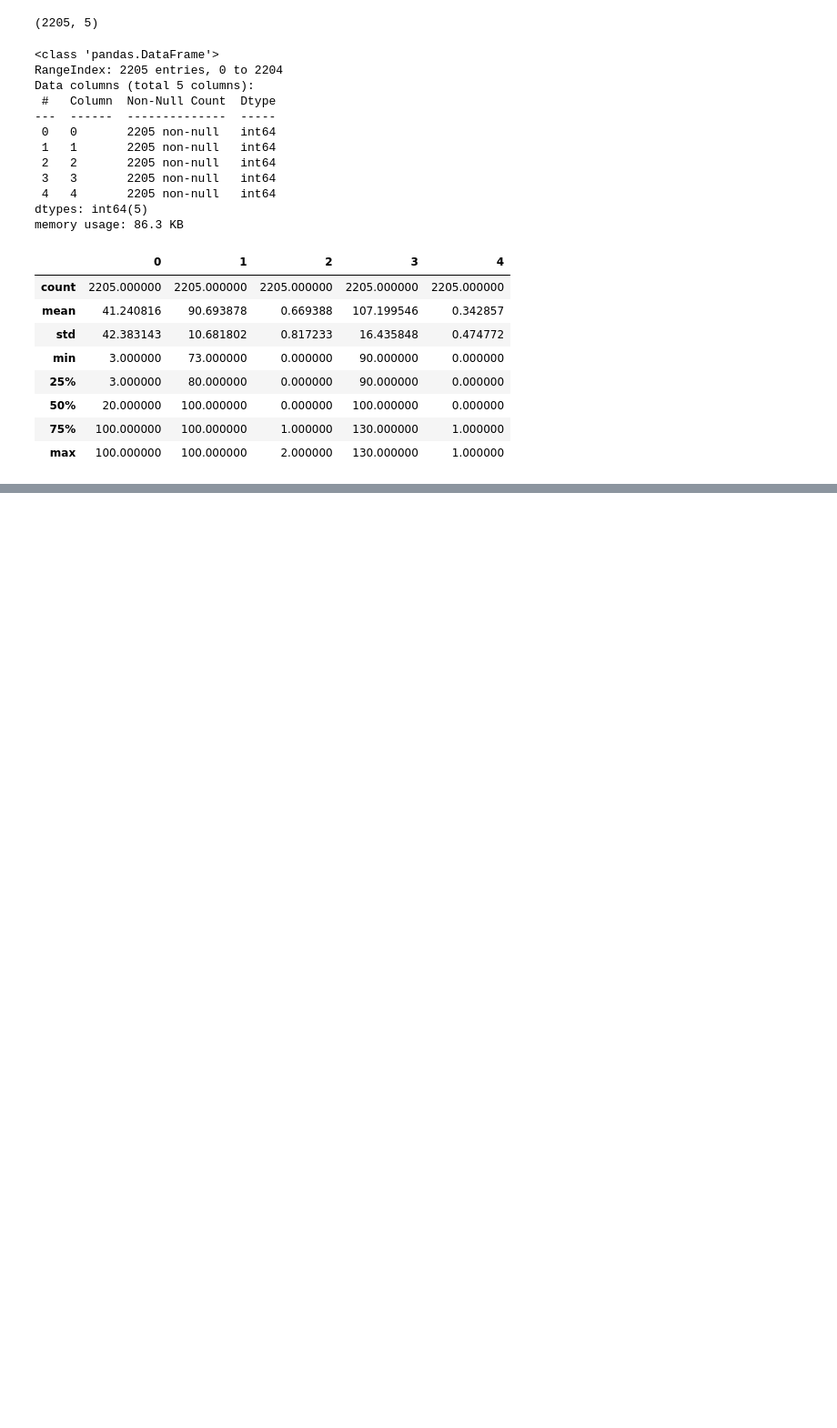
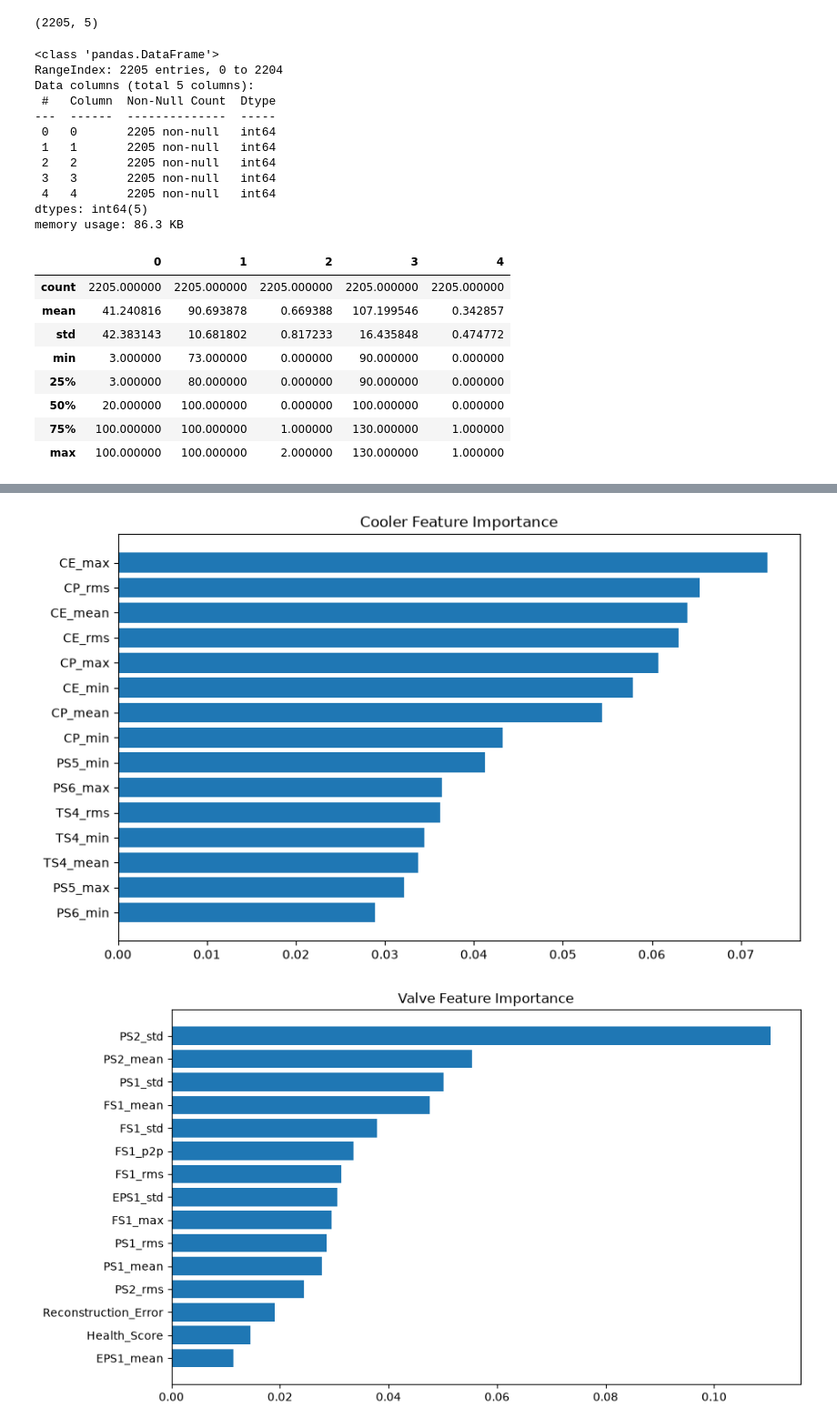
Before and after one commit to Abishrii/HYDRAULICS, a Jupyter notebook: notebooks/01_Data_Engineering.ipynb, the cells around one changed output, grey strips where cells are left out. Shown at 91% size. Drawn from its saved outputs; the diff is of its cells as text; code cells hidden in the pictures; blank space fills up the shorter version.

```diff
--- a/notebooks/01_Data_Engineering.ipynb
+++ b/notebooks/01_Data_Engineering.ipynb
@@ -176,0 +793,15 @@ profile.describe()
+# %%
+from sklearn.metrics import classification_report
+
+for target in targets:
+
+    print("="*60)
+    print(target.upper())
+    print("="*60)
+
+    print(
+        classification_report(
+            y_test[target],
+            predictions[target]
+        )
+    )
@@ -176,0 +952,34 @@ profile.describe()
+# %%
+for target in targets:
+
+    importance = rf_models[target].feature_importances_
+
+    importance_df = pd.DataFrame({
+        "Feature": X_train.columns,
+        "Importance": importance
+    })
+
+    importance_df = (
+        importance_df
+        .sort_values(
+            by="Importance",
+            ascending=False
+        )
+        .head(15)
+    )
+
+    plt.figure(figsize=(10,6))
+
+    plt.barh(
+        importance_df["Feature"],
+        importance_df["Importance"]
+    )
+
+    plt.title(f"{target} Feature Importance")
+
+    plt.gca().invert_yaxis()
+
+    plt.show()
+# %% [output]
+[figure, added]
+[figure, added]
```
Also changed, not shown: parts of 75 cells of this notebook, 33 other files.
